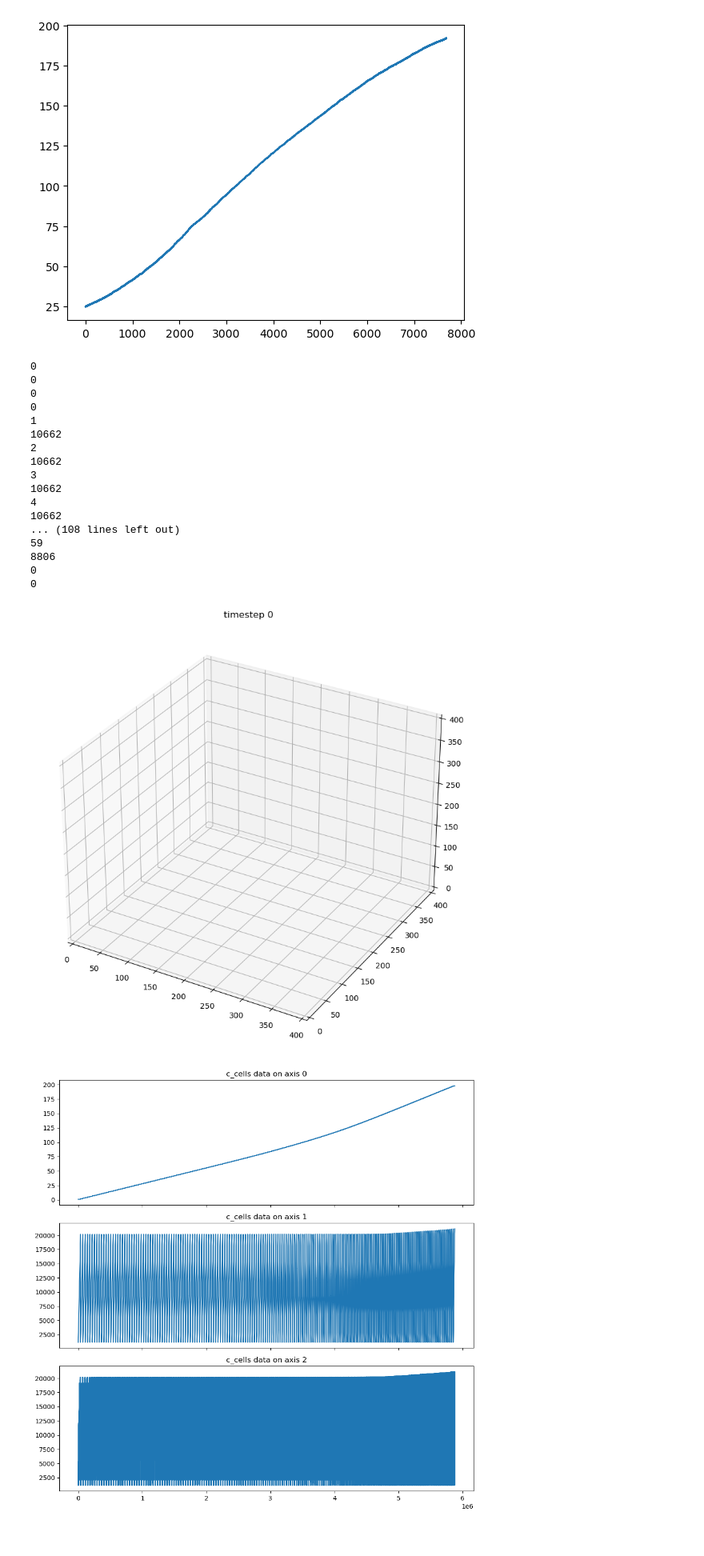
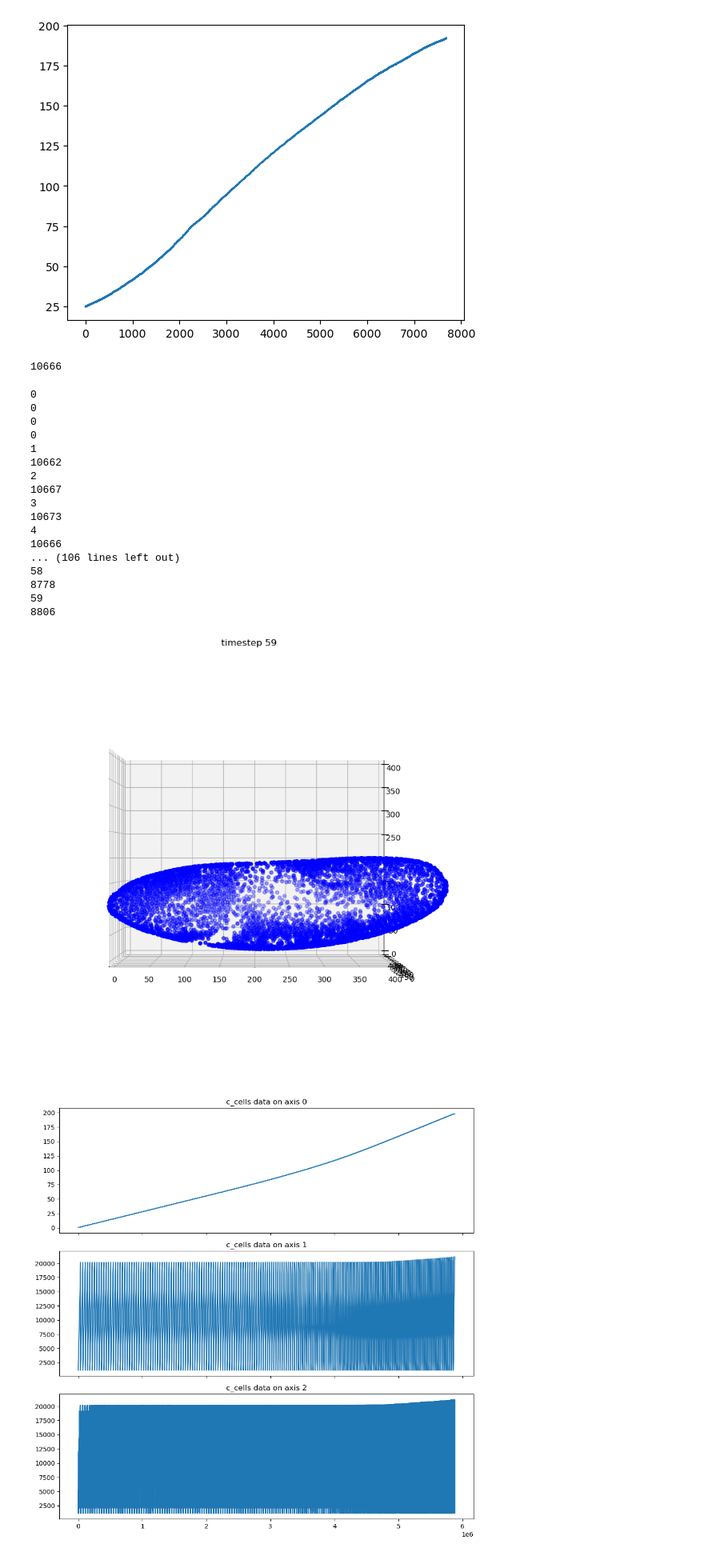
Before and after one commit to JakobSchauser/Thesis, a Jupyter notebook: DeconstructingGastrulation-Data/stas.ipynb, the cells around one changed output. Shown at 80% size. Cells and saved outputs as stored; diff of their text form; code cells hidden in the pictures.

Commit message:
Got the data, now we need 3d tracking

```diff
--- a/DeconstructingGastrulation-Data/stas.ipynb
+++ b/DeconstructingGastrulation-Data/stas.ipynb
@@ -43,10 +43,10 @@ with h5py.File(name, 'r') as f:
 <KeysViewHDF5 ['#refs#', 'cell_behaviors']>
 <HDF5 dataset "do_nothing": shape (1, 20155), type "|u1">
 # %%
-name = "Data analysis/Data analysis/Deconstructing Gastrulation - Data/Img_1830 (divisions)/projected_daughters_centroids.mat"
+name = "Data analysis\Data analysis\Deconstructing Gastrulation - Data\Img_1830 (divisions)\Mesh\V_cells.mat"
 
 with h5py.File(name, 'r') as f:
     print(f.keys())
-    print(f["projected_daughter_cells"])
-    cc = np.array(f["projected_daughter_cells"])
+    print(f["V_cells"])
+    cc = np.array(f["V_cells"])
 # %% [output]
@@ -78,6 +72,10 @@ plt.plot(c_cells[4, c_cells[0] == 30])
 # %% [output]
 [<matplotlib.lines.Line2D at 0x...>]
 [figure]
+# %%
+(c_cells[0,:] == 4).sum()
+# %% [output]
+10666
 # %%
 import matplotlib.pyplot as plt
 from matplotlib.animation import FuncAnimation
@@ -85,54 +83,52 @@ from matplotlib.animation import FuncAnimation
 # make 3d animation of the data
 
 fig = plt.figure(figsize=(10,10))
-ax = fig.add_subplot(111, projection='3d')
-
-N_fist_idx = (c_cells[0,:] == 1).sum()
+ax = fig.add_subplot(111, projection='3d', )
 
 
 
 def func(i):
     print(i)
     ax.clear()
     indx = c_cells[0,:] == i
 
     # make sure there is only N_fist_idx cells in any frame
-    if indx.sum() > N_fist_idx:
-        trueindx = np.where(indx)[0]
-        indx[trueindx[N_fist_idx:]] = False
 
     print(indx.sum())
-    ax.scatter(500-c_cells[3,indx], c_cells[2,indx],c_cells[4,indx], c='blue', marker='o')
+
+    # half = c_cells[4,indx] > 100
+    ax.scatter(500-c_cells[3,indx],c_cells[4,indx], c_cells[2,indx], c='blue', marker='o')
     ax.set_title(f"timestep {i}")
 
     ax.set_xlim(0, 400)
     ax.set_ylim(0, 400)
     ax.set_zlim(0, 400)
 
+    ax.view_init(0, 270)
 
 
 ani = FuncAnimation(fig, func, frames=range(0, 60), interval=100)
 
-ani.save('animation.mp4')
+ani.save('animation.mp4', writer='ffmpeg')
 # %% [output]
 0
 0
 0
 0
 1
 10662
 2
-10662
+10667
 3
-10662
+10673
 4
-10662
-... (108 lines left out)
+10666
+... (106 lines left out)
+58
+8778
 59
 8806
-0
-0
-[figure, old version]
+[figure, new version]
 # %%
 import matplotlib.pyplot as plt
 
```
Also changed, not shown: parts of 13 cells of this notebook, 8 other files.
